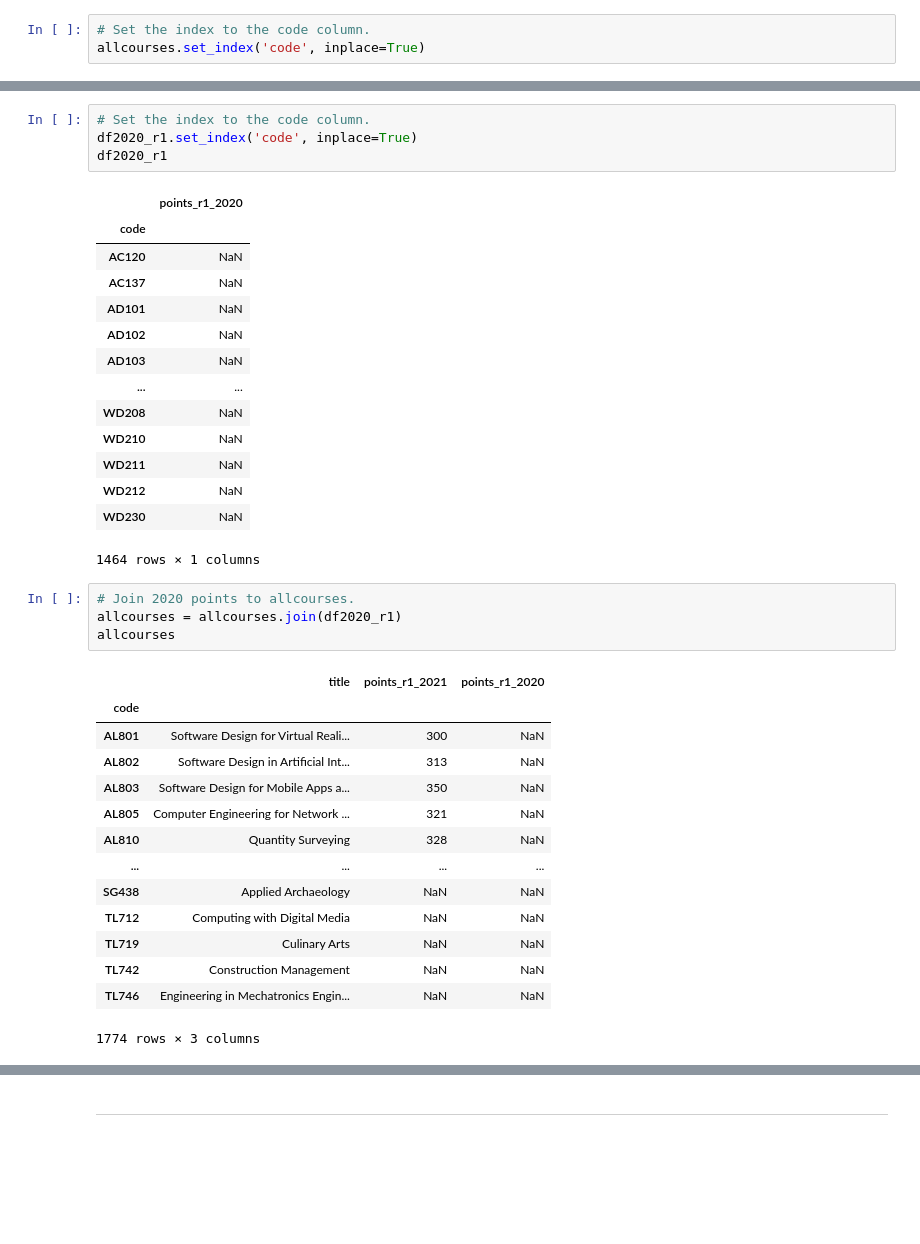
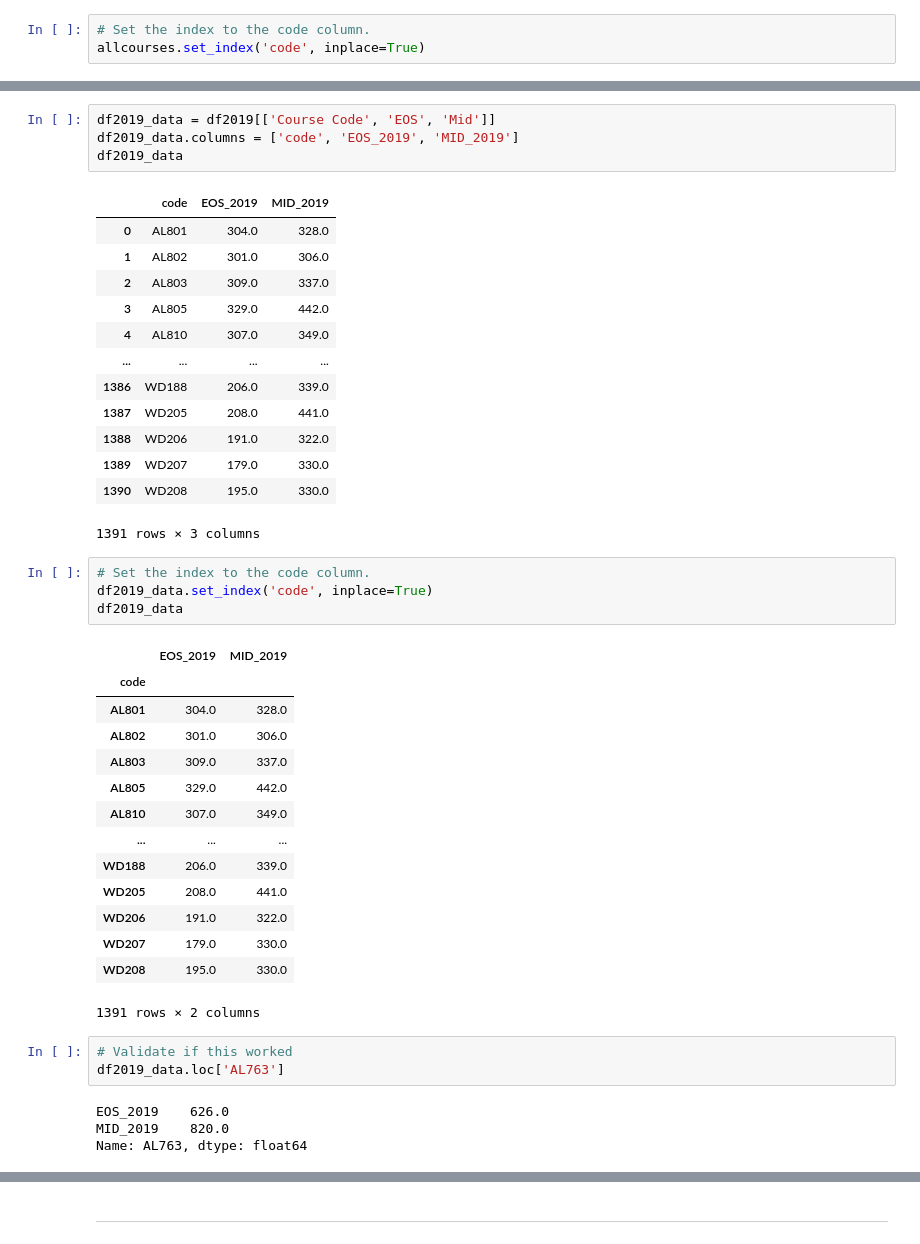
Before and after one commit to fionnmccarthy/Fundamentals-of-Data-Analysis, a Jupyter notebook: cao.ipynb, the cells around one changed output, grey strips where cells are left out. Cells and saved outputs as stored; diff of their text form; blank space fills up the shorter version.

```diff
--- a/cao.ipynb
+++ b/cao.ipynb
@@ -849,38 +889,44 @@ df2020_r1
 # %%
-# Set the index to the code column.
-df2020_r1.set_index('code', inplace=True)
-df2020_r1
+df2019_data = df2019[['Course Code', 'EOS', 'Mid']]
+df2019_data.columns = ['code', 'EOS_2019', 'MID_2019']
+df2019_data
 # %% [output]
-|  | points_r1_2020 |
-| code |  |
-| AC120 | NaN |
-| AC137 | NaN |
-| AD101 | NaN |
-| AD102 | NaN |
-| AD103 | NaN |
-| ... | ... |
-| WD208 | NaN |
-| WD210 | NaN |
-| WD211 | NaN |
-| WD212 | NaN |
-| WD230 | NaN |
+|  | code | EOS_2019 | MID_2019 |
+| 0 | AL801 | 304.0 | 328.0 |
+| 1 | AL802 | 301.0 | 306.0 |
+| 2 | AL803 | 309.0 | 337.0 |
+| 3 | AL805 | 329.0 | 442.0 |
+| 4 | AL810 | 307.0 | 349.0 |
+| ... | ... | ... | ... |
+| 1386 | WD188 | 206.0 | 339.0 |
+| 1387 | WD205 | 208.0 | 441.0 |
+| 1388 | WD206 | 191.0 | 322.0 |
+| 1389 | WD207 | 179.0 | 330.0 |
+| 1390 | WD208 | 195.0 | 330.0 |
-1464 rows × 1 columns
+1391 rows × 3 columns
 # %%
-# Join 2020 points to allcourses.
-allcourses = allcourses.join(df2020_r1)
-allcourses
+# Set the index to the code column.
+df2019_data.set_index('code', inplace=True)
+df2019_data
 # %% [output]
-|  | title | points_r1_2021 | points_r1_2020 |
-| code |  |  |  |
-| AL801 | Software Design for Virtual Reali... | 300 | NaN |
-| AL802 | Software Design in Artificial Int... | 313 | NaN |
-| AL803 | Software Design for Mobile Apps a... | 350 | NaN |
-| AL805 | Computer Engineering for Network ... | 321 | NaN |
-| AL810 | Quantity Surveying | 328 | NaN |
-| ... | ... | ... | ... |
-| SG438 | Applied Archaeology | NaN | NaN |
-| TL712 | Computing with Digital Media | NaN | NaN |
-| TL719 | Culinary Arts | NaN | NaN |
-| TL742 | Construction Management | NaN | NaN |
-| TL746 | Engineering in Mechatronics Engin... | NaN | NaN |
+|  | EOS_2019 | MID_2019 |
+| code |  |  |
+| AL801 | 304.0 | 328.0 |
+| AL802 | 301.0 | 306.0 |
+| AL803 | 309.0 | 337.0 |
+| AL805 | 329.0 | 442.0 |
+| AL810 | 307.0 | 349.0 |
+| ... | ... | ... |
+| WD188 | 206.0 | 339.0 |
+| WD205 | 208.0 | 441.0 |
+| WD206 | 191.0 | 322.0 |
+| WD207 | 179.0 | 330.0 |
+| WD208 | 195.0 | 330.0 |
-1774 rows × 3 columns
+1391 rows × 2 columns
+# %%
+# Validate if this worked
+df2019_data.loc['AL763']
+# %% [output]
+EOS_2019    626.0
+MID_2019    820.0
+Name: AL763, dtype: float64
```
Also changed, not shown: parts of 23 cells of this notebook, 36 other files.
